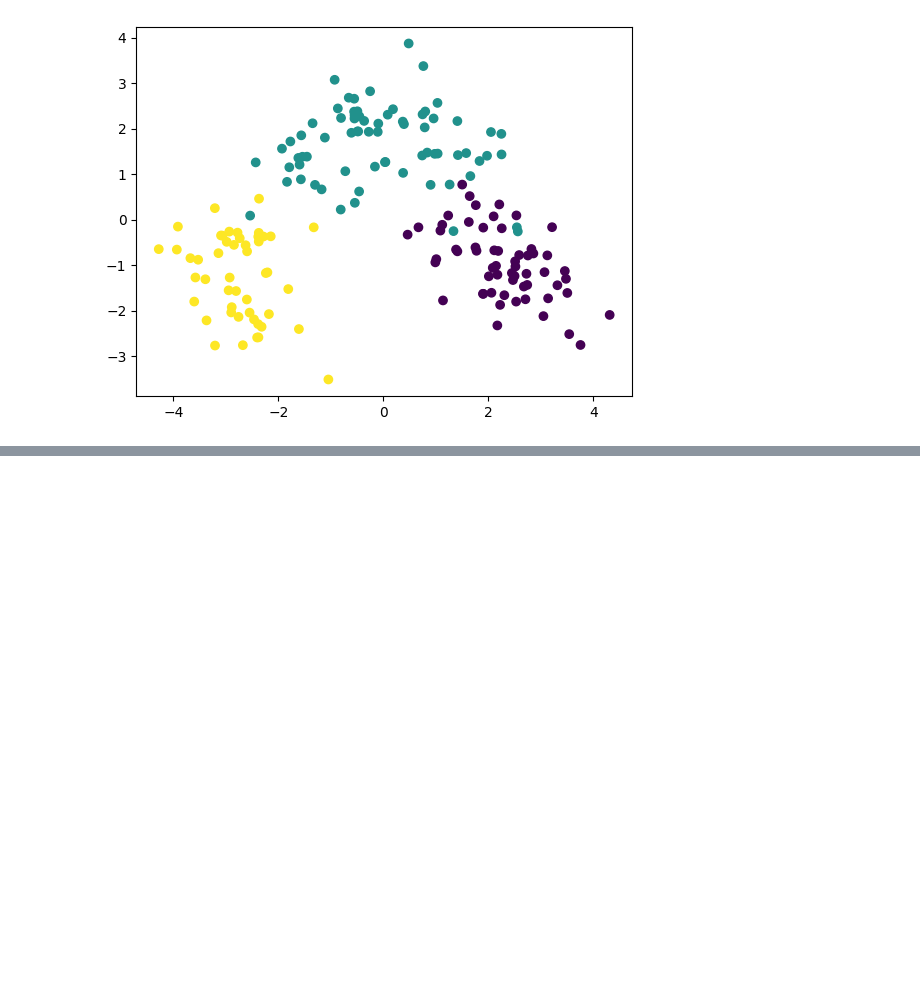
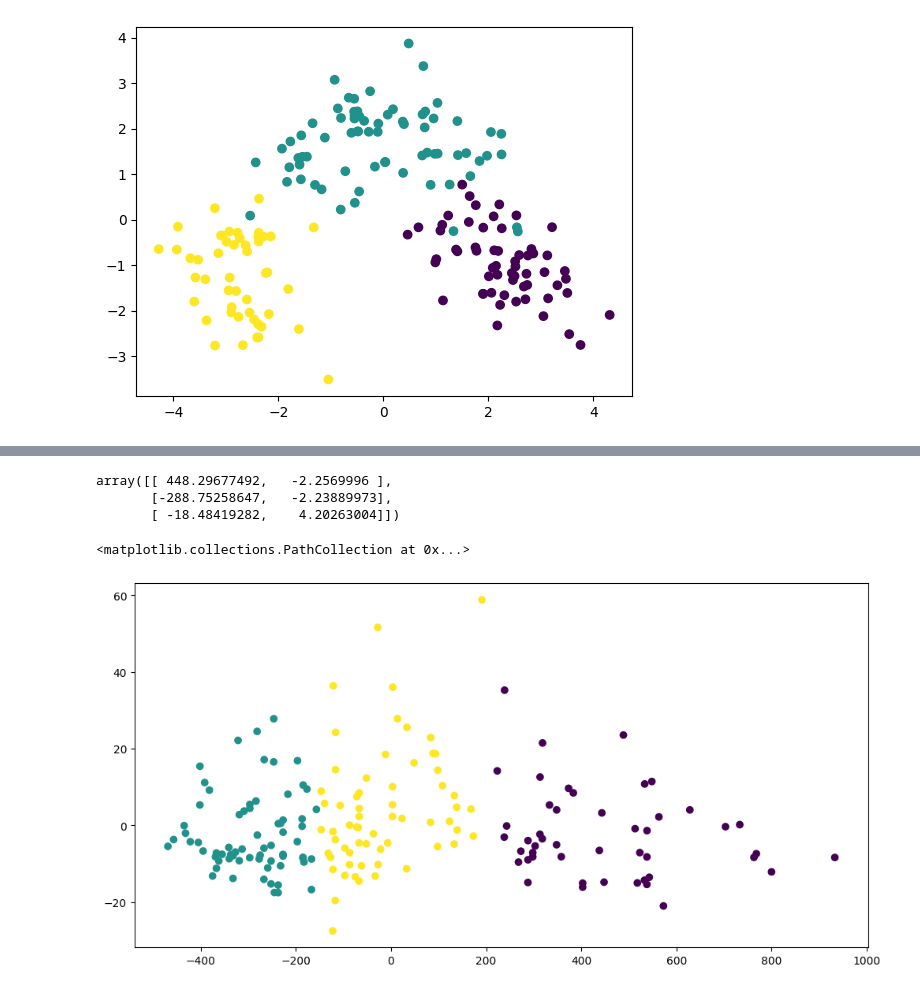
Before and after one commit to tomatojams/python_project, a Jupyter notebook: 모두의 연구소 3개월 집중 AI/3주차-5 비지도학습.ipynb, the cells around one changed output, grey strips where cells are left out. Cells and saved outputs as stored; diff of their text form; code cells hidden in the pictures; blank space fills up the shorter version.

```diff
--- a/모두의 연구소 3개월 집중 AI/3주차-5 비지도학습.ipynb
+++ b/모두의 연구소 3개월 집중 AI/3주차-5 비지도학습.ipynb
@@ -249,0 +276,9 @@ df = data.copy()
+# %%
+# 라이브러리 불러오기
+from sklearn.decomposition import PCA
+df = data.copy()
+pca = PCA(n_components=2)
+df = pca.fit_transform(df) # 피쳐수줄임
+df = pd.DataFrame(df)
+df
+# plt.scatter(df.iloc[:,0], df.iloc[:,1], c=dataset.target)
@@ -249,0 +299,7 @@ df = data.copy()
+# %%
+# Kmeans
+kmeans = KMeans(n_clusters=3)
+kmeans.fit(df)
+pred= kmeans.predict(df)
+df['kmeans'] = pred
+df
@@ -249,0 +320,13 @@ df = data.copy()
+# %%
+centers = kmeans.cluster_centers_
+centers
+# %% [output]
+array([[ 448.29677492,   -2.2569996 ],
+       [-288.75258647,   -2.23889973],
+       [ -18.48419282,    4.20263004]])
+# %%
+plt.figure(figsize =(12,6))
+plt.scatter(df.iloc[:,0], df.iloc[:,1], c=df.kmeans)
+# %% [output]
+<matplotlib.collections.PathCollection at 0x...>
+[figure, added]
```
Also changed, not shown: parts of 16 cells of this notebook, 1 other file.
